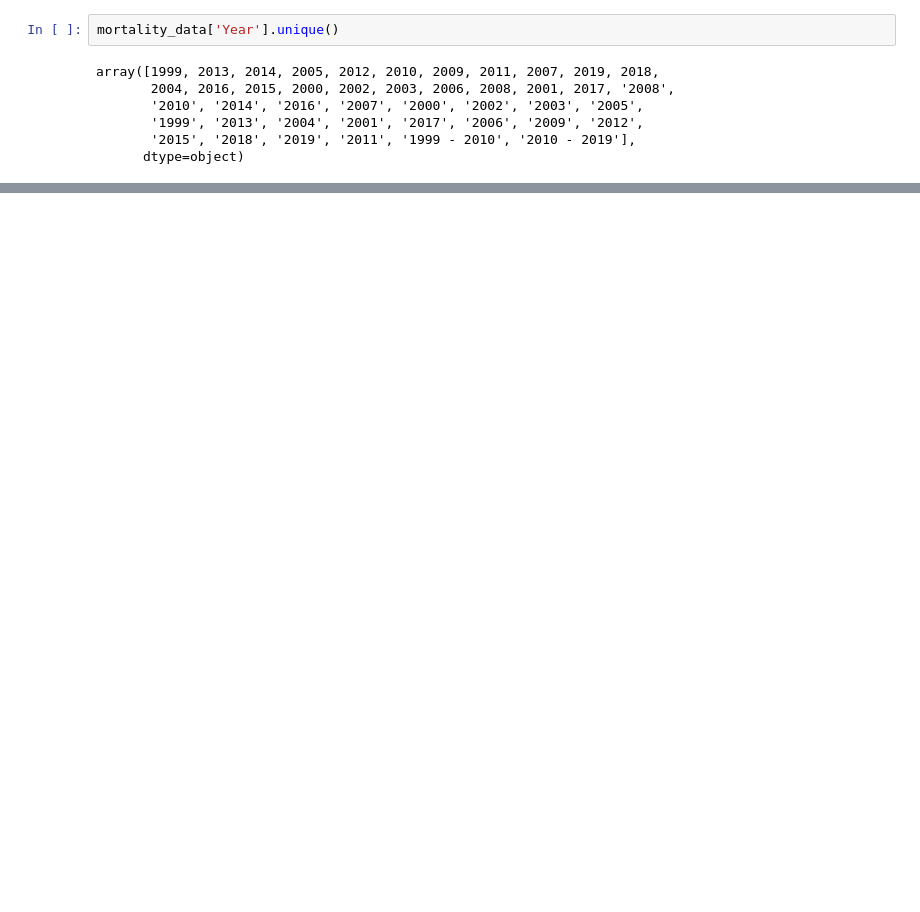
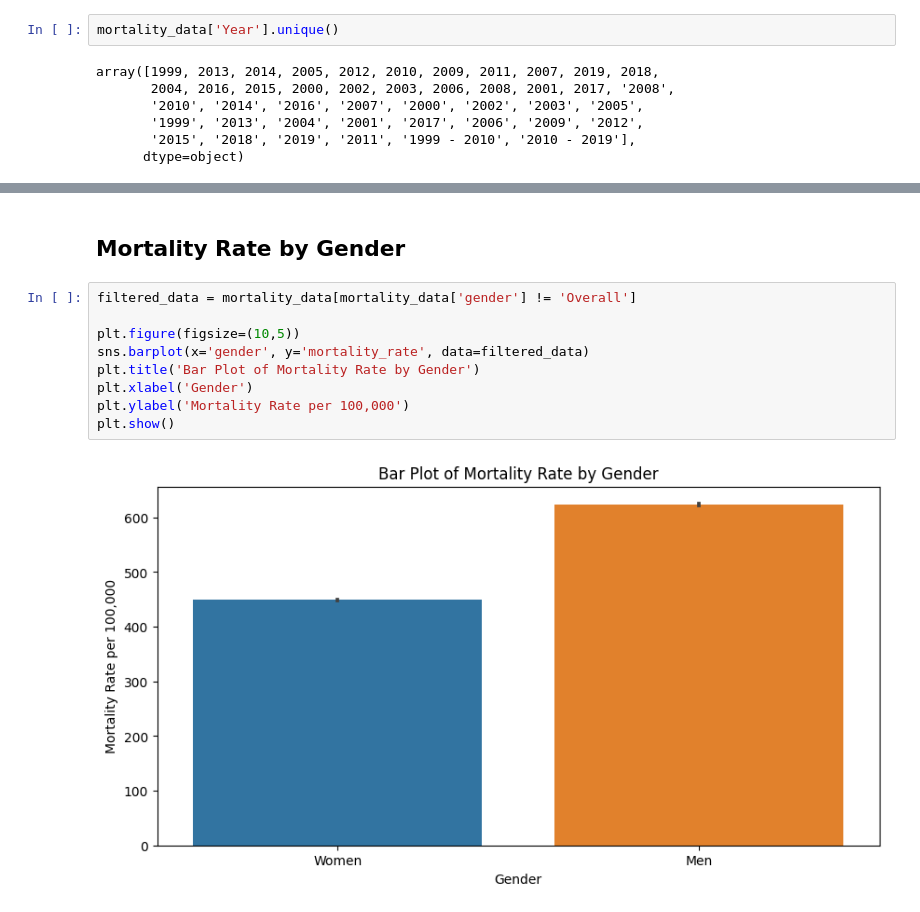
Before and after one commit to sabhi14/heart-disease-analysis, a Jupyter notebook: Code/5100_Heart_Disease_Mortality_Rate.ipynb, the cells around one changed output, grey strips where cells are left out. Saved outputs shown, nothing was run; the diff lists cells and outputs as text; blank space fills up the shorter version.

```diff
--- a/Code/5100_Heart_Disease_Mortality_Rate.ipynb
+++ b/Code/5100_Heart_Disease_Mortality_Rate.ipynb
@@ -281,0 +285,13 @@ This box plot gives much clearer understanding for the Race-Ethnicity with Morta
+# %% [markdown]
+## Mortality Rate by Gender
+# %%
+filtered_data = mortality_data[mortality_data['gender'] != 'Overall']
+
+plt.figure(figsize=(10,5))
+sns.barplot(x='gender', y='mortality_rate', data=filtered_data)
+plt.title('Bar Plot of Mortality Rate by Gender')
+plt.xlabel('Gender')
+plt.ylabel('Mortality Rate per 100,000')
+plt.show()
+# %% [output]
+[figure, added]
```
Also changed, not shown: parts of 138 cells of this notebook, 1 other file.
